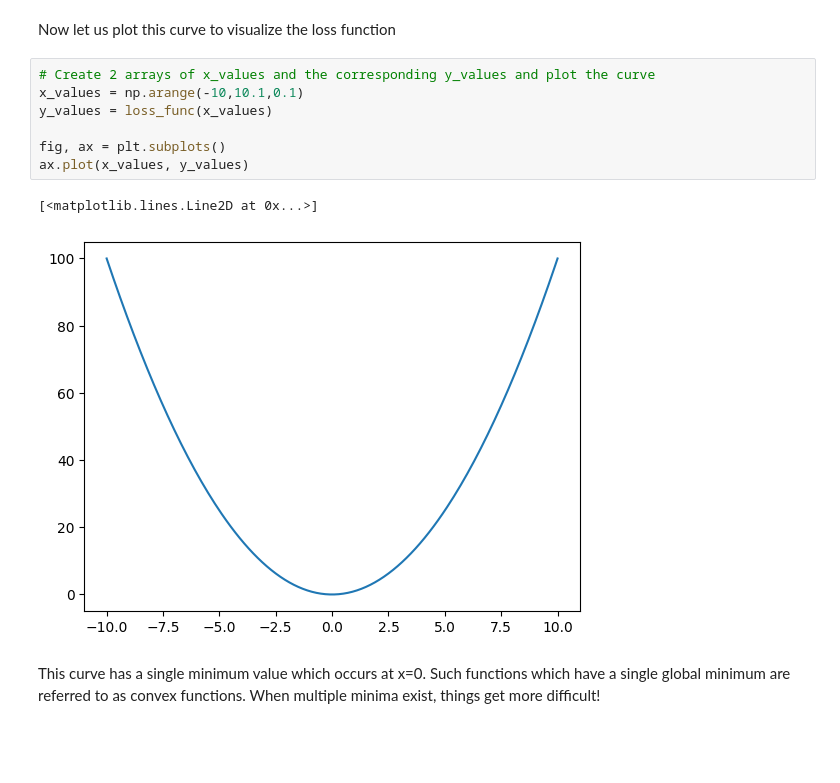
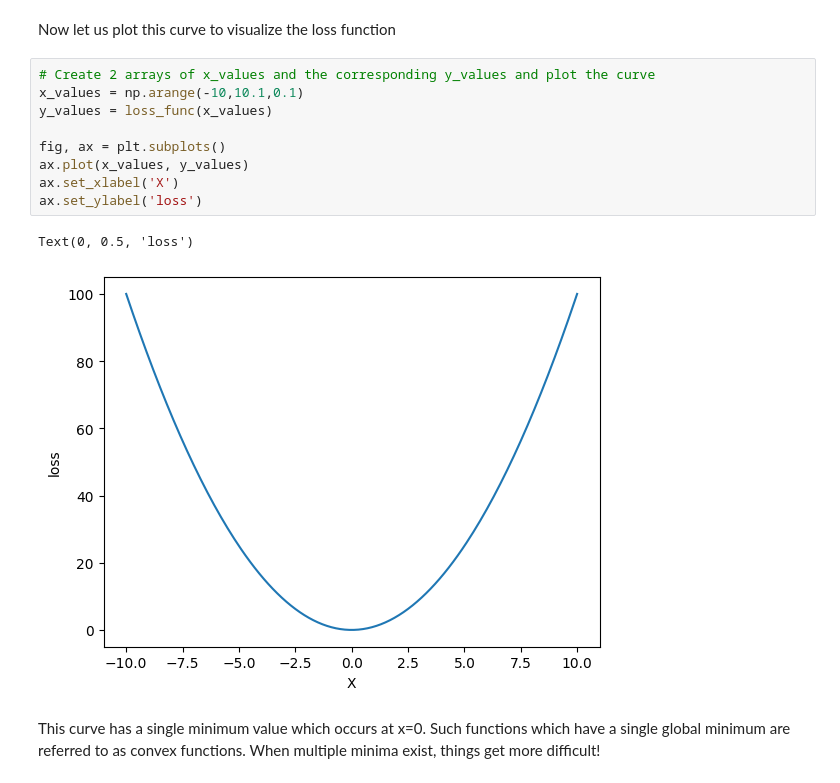
Before and after one commit to anarghya-04/ICSSL_Class1, a Jupyter notebook: Introduction_to_optimization_CSSL.ipynb, the cells around one changed output. Saved outputs shown, nothing was run; the diff lists cells and outputs as text; blank space fills up the shorter version.

```diff
--- a/Introduction_to_optimization_CSSL.ipynb
+++ b/Introduction_to_optimization_CSSL.ipynb
@@ -37,13 +37,15 @@ Now let us plot this curve to visualize the loss function
 # %%
 # Create 2 arrays of x_values and the corresponding y_values and plot the curve
 x_values = np.arange(-10,10.1,0.1)
 y_values = loss_func(x_values)
 
 fig, ax = plt.subplots()
 ax.plot(x_values, y_values)
+ax.set_xlabel('X')
+ax.set_ylabel('loss')
 # %% [output]
-[<matplotlib.lines.Line2D at 0x...>]
+Text(0, 0.5, 'loss')
-[figure, old version]
+[figure, new version]
 # %% [markdown]
 This curve has a single minimum value which occurs at x=0. Such functions which have a single global minimum are referred to as convex functions. When multiple minima exist, things get more difficult!
 # %% [markdown]
```
Also changed, not shown: parts of 8 cells of this notebook.
